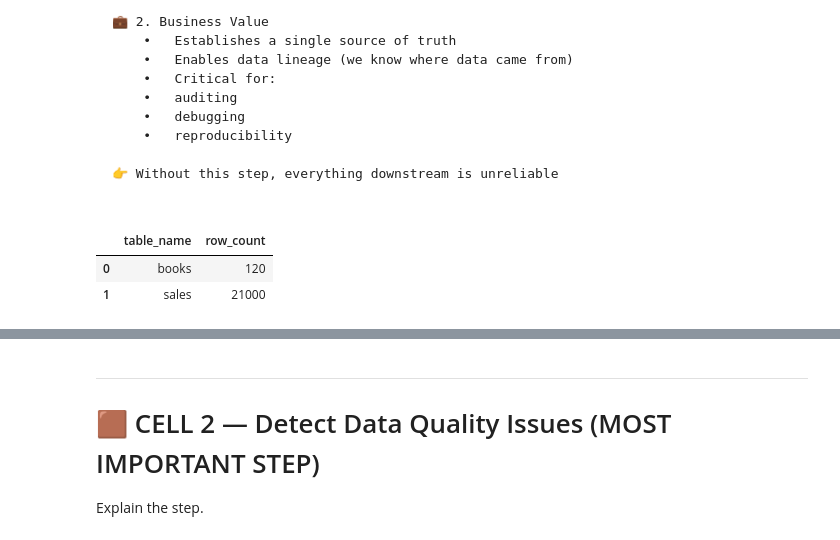
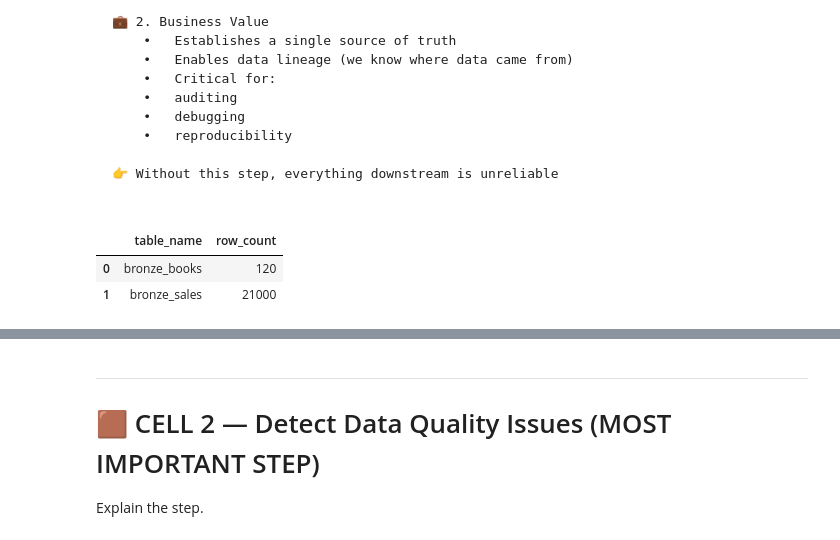
Before and after one commit to mahmoudparsian/data-warehousing, a Jupyter notebook: syllabus/week03-Classic-Data-Warehousing/book_seller_basic_dw_messy_data/dw_notebook.ipynb, the cells around one changed output, grey strips where cells are left out. Drawn from its saved outputs; the diff is of its cells as text; code cells hidden in the pictures.

```diff
--- a/syllabus/week03-Classic-Data-Warehousing/book_seller_basic_dw_messy_data/dw_notebook.ipynb
+++ b/syllabus/week03-Classic-Data-Warehousing/book_seller_basic_dw_messy_data/dw_notebook.ipynb
@@ -184,30 +184,35 @@ We are:
 # %%
 #🧾 3. SQL + Python
 
-import pandas as pd
+# 1. Import the Required Library
 import duckdb
 
+# 2. Create a DuckDB Connection Object
 con = duckdb.connect()
 
-# Load raw data
-books_raw = pd.read_csv("data/books.csv")
-sales_raw = pd.read_csv("data/sales.csv")
+# 3. Define file paths (outside SQL)
+books_path = "data/books.csv"
+sales_path = "data/sales.csv"
 
-# Register in DuckDB
-con.register("books_raw_view", books_raw)
-con.register("sales_raw_view", sales_raw)
+# 4. Create Bronze table: `bronze_books`
+con.execute(f"""
+CREATE OR REPLACE TABLE bronze_books AS
+SELECT * FROM read_csv_auto('{books_path}')
+""")
 
-# Create Bronze tables
-con.execute("CREATE OR REPLACE TABLE bronze_books AS SELECT * FROM books_raw_view")
-con.execute("CREATE OR REPLACE TABLE bronze_sales AS SELECT * FROM sales_raw_view")
+# 5. Create Bronze table: `bronze_sales`
+con.execute(f"""
+CREATE OR REPLACE TABLE bronze_sales AS
+SELECT * FROM read_csv_auto('{sales_path}')
+""")
 
-# Validate load
+# 5. Validate load
 con.execute("""
-SELECT 'books' AS table_name, COUNT(*) AS row_count FROM bronze_books
+SELECT 'bronze_books' AS table_name, COUNT(*) AS row_count FROM bronze_books
 UNION ALL
-SELECT 'sales', COUNT(*) FROM bronze_sales
+SELECT 'bronze_sales', COUNT(*) FROM bronze_sales
 """).df()
 # %% [output]
 |  | table_name | row_count |
-| 0 | books | 120 |
-| 1 | sales | 21000 |
+| 0 | bronze_books | 120 |
+| 1 | bronze_sales | 21000 |
```
Also changed, not shown: parts of 60 cells of this notebook, 4 other files.
